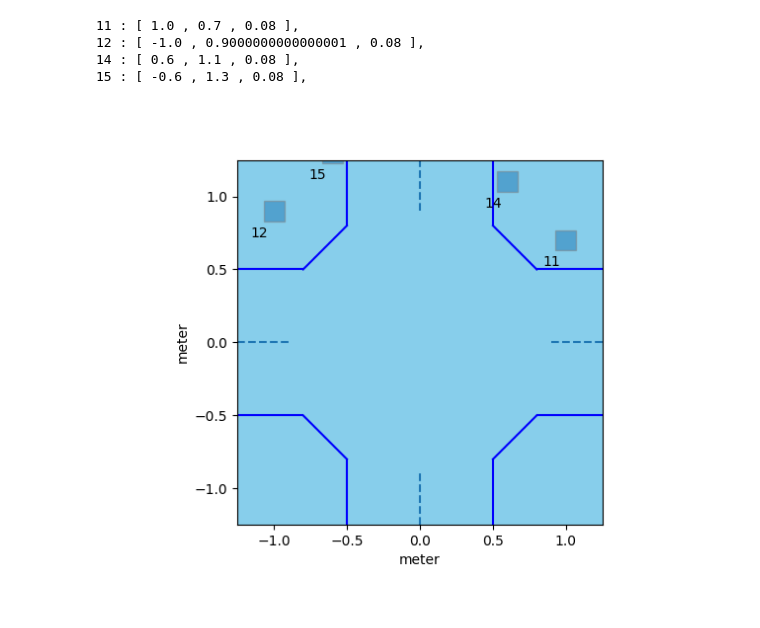
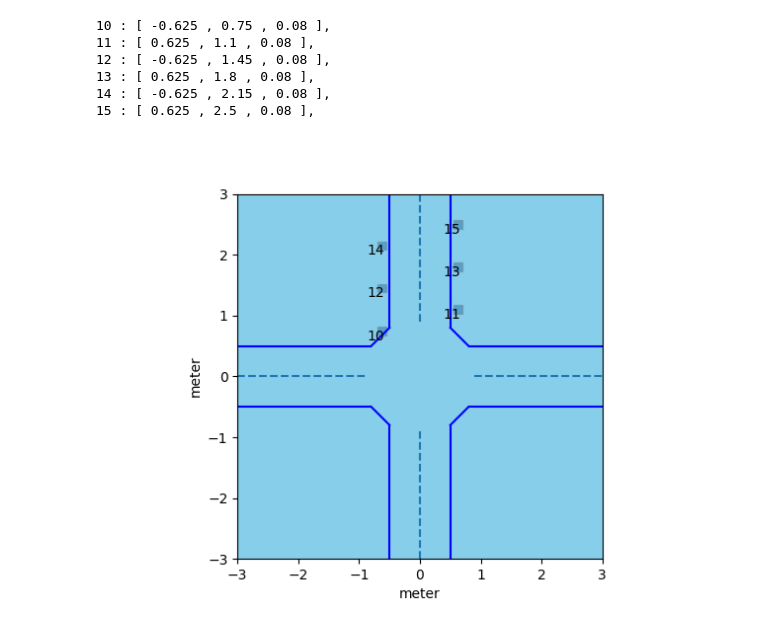
Before and after one commit to Annika-wyt/annika, a Jupyter notebook: simulation_script/mapDrawing.ipynb, the cells around one changed output. Cells and saved outputs as stored; diff of their text form; code cells hidden in the pictures.

```diff
--- a/simulation_script/mapDrawing.ipynb
+++ b/simulation_script/mapDrawing.ipynb
@@ -7,7 +7,7 @@ import numpy as np
 fig, ax = plt.subplots()
 
 # Generate some data
-width = 1.25
+width = 3
 dotted_line_skrink = 0.4
 shrink = 0.3
 x = np.linspace(-width, width, 2)
@@ -36,41 +36,45 @@ ax.vlines(0.0, -width, -0.5 - dotted_line_skrink, linestyles="dashed")
 
 ax.set_xlim(-width, width)
 ax.set_ylim(-width, width)
 ax.set_xlabel("meter")
 ax.set_ylabel("meter")
-ax.fill_between(x, -2, 2, color='skyblue', alpha=1)  # Adjust alpha for transparency
+ax.fill_between(x, -width, width, color='skyblue', alpha=1)  # Adjust alpha for transparency
 # # centers = [(3.2 + 0.4 , 3.0 - 0.25),
 # #            (3.2 + 0.4 , 1.0 + 0.25),
 # #            (0.8 - 0.4, 3.0 -  0.25),
 # #            (0.8 - 0.4, 1.0 +  0.25),
 # #            (3.0 - 0.25, 3.2 + 0.4),
 # #            (3.0 - 0.25, 0.8 - 0.4),
 # #            (1.0 + 0.25, 3.2 + 0.4),
 # #            (1.0 + 0.25, 0.8 - 0.4),
 
 # #            (width/2, width/2 - 1.0),
 # #            (width/2, width/2 + 1.0),
 # #            (width/2 - 1.0, width/2),
 # #            (width/2 + 1.0, width/2)]
-centers = [(1.0,  1.4 - 0.7),
-           (-1.0, 1.6 - 0.7),
-           (0.6,  1.6 - 0.5),
-           (-0.6, 1.8 - 0.5)]
-landmark_idx = [11,12,14,15]
+centers = [[-0.625 , 0.75],
+           [ 0.625 , 1.10],
+           [-0.625 , 1.45],
+           [ 0.625 , 1.80],
+           [-0.625 , 2.15],
+           [ 0.625 , 2.50]]
+landmark_idx = [10,11,12,13,14,15]
 dimension = 0.14
 for idx, center in enumerate(centers):
     rect = patches.Rectangle((center[0] - dimension/2, center[1] - dimension/2), dimension, dimension, rotation_point="xy",linewidth=1, edgecolor='grey', facecolor=None, alpha=0.5)
     ax.add_patch(rect)
     ax.text(center[0]-0.1, center[1]-0.2, landmark_idx[idx], color='black', ha='center', va='bottom')
     print(landmark_idx[idx], ":", "[", center[0], ",", center[1], ",", 0.08, "],")
 
 # # Add labels and show the plot
 ax.set_aspect('equal', adjustable='box')
 
 plt.show()
 # %% [output]
-11 : [ 1.0 , 0.7 , 0.08 ],
-12 : [ -1.0 , 0.9000000000000001 , 0.08 ],
-14 : [ 0.6 , 1.1 , 0.08 ],
-15 : [ -0.6 , 1.3 , 0.08 ],
+10 : [ -0.625 , 0.75 , 0.08 ],
+11 : [ 0.625 , 1.1 , 0.08 ],
+12 : [ -0.625 , 1.45 , 0.08 ],
+13 : [ 0.625 , 1.8 , 0.08 ],
+14 : [ -0.625 , 2.15 , 0.08 ],
+15 : [ 0.625 , 2.5 , 0.08 ],
-[figure, old version]
+[figure, new version]
```
